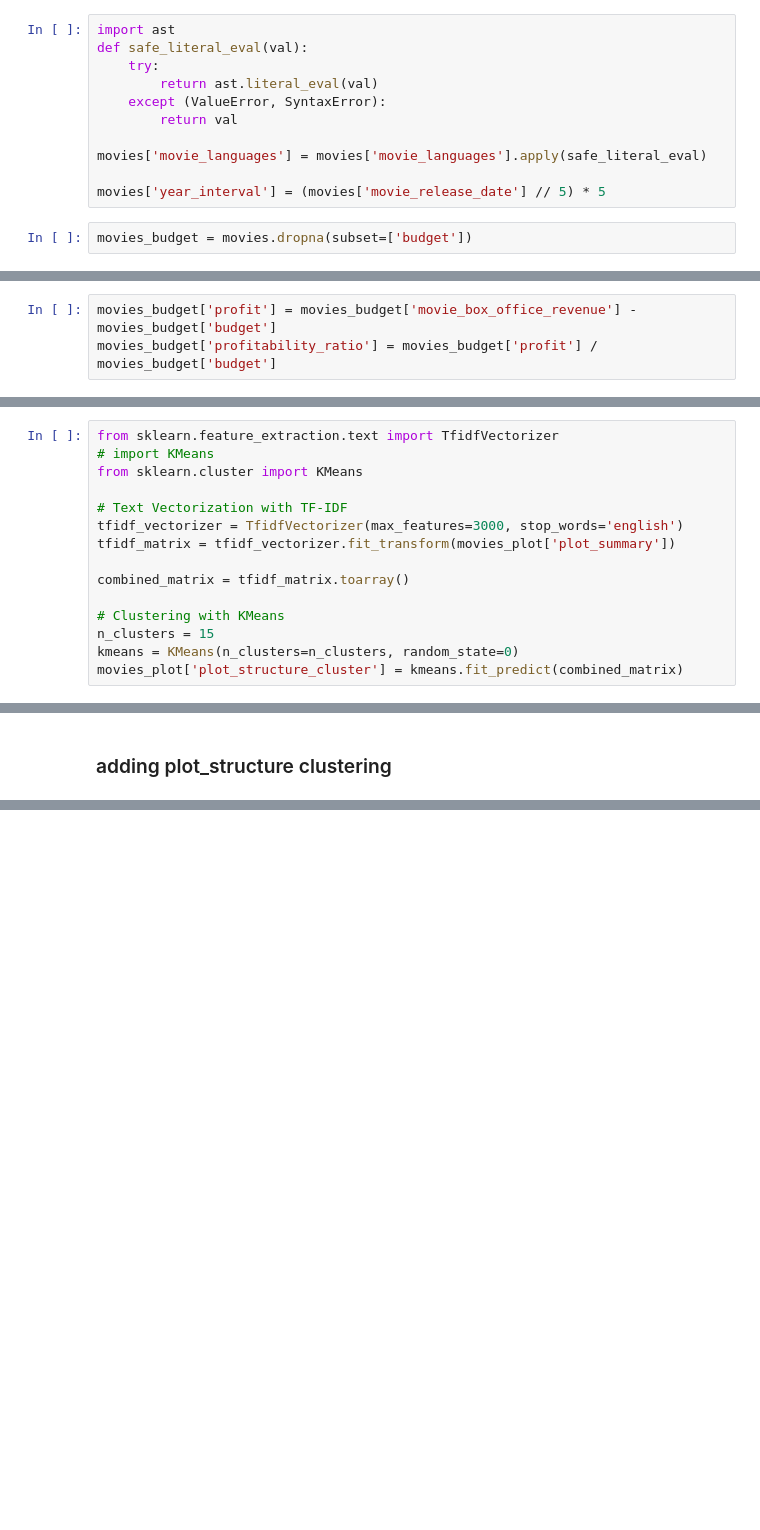
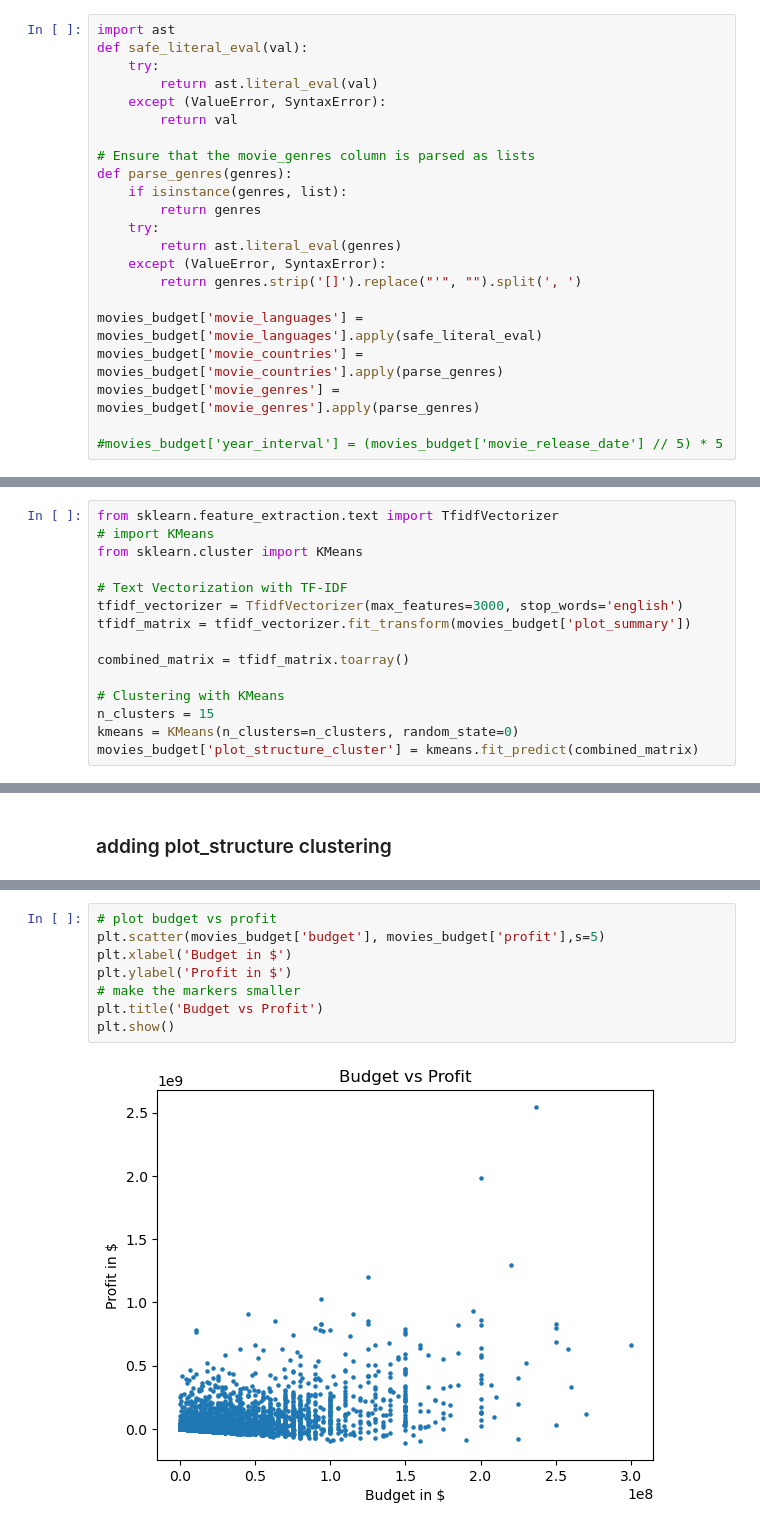
Before and after one commit to arthurEpfl/CMU_MovieCorpus_Data_Analysis, a Jupyter notebook: src/regression.ipynb, the cells around one changed output, grey strips where cells are left out. Cells and saved outputs as stored; diff of their text form; blank space fills up the shorter version.

```diff
--- a/src/regression.ipynb
+++ b/src/regression.ipynb
@@ -26,8 +33,17 @@ def safe_literal_eval(val):
 	except (ValueError, SyntaxError):
 		return val
 
-movies['movie_languages'] = movies['movie_languages'].apply(safe_literal_eval)
+# Ensure that the movie_genres column is parsed as lists
+def parse_genres(genres):
+    if isinstance(genres, list):
+        return genres
+    try:
+        return ast.literal_eval(genres)
+    except (ValueError, SyntaxError):
+        return genres.strip('[]').replace("'", "").split(', ')
 
-movies['year_interval'] = (movies['movie_release_date'] // 5) * 5
+movies_budget['movie_languages'] = movies_budget['movie_languages'].apply(safe_literal_eval)
+movies_budget['movie_countries'] = movies_budget['movie_countries'].apply(parse_genres)
+movies_budget['movie_genres'] = movies_budget['movie_genres'].apply(parse_genres)
+
+#movies_budget['year_interval'] = (movies_budget['movie_release_date'] // 5) * 5
-# %%
-movies_budget = movies.dropna(subset=['budget'])
@@ -59,3 +49,0 @@ See the caveats in the documentation: https://pandas.pydata.org/pandas-docs/stab
-# %%
-movies_budget['profit'] = movies_budget['movie_box_office_revenue'] - movies_budget['budget']
-movies_budget['profitability_ratio'] = movies_budget['profit'] / movies_budget['budget']
@@ -110,11 +71,11 @@ from sklearn.cluster import KMeans
 
 # Text Vectorization with TF-IDF
 tfidf_vectorizer = TfidfVectorizer(max_features=3000, stop_words='english')
-tfidf_matrix = tfidf_vectorizer.fit_transform(movies_plot['plot_summary'])
+tfidf_matrix = tfidf_vectorizer.fit_transform(movies_budget['plot_summary'])
 
 combined_matrix = tfidf_matrix.toarray()
 
 # Clustering with KMeans
 n_clusters = 15
 kmeans = KMeans(n_clusters=n_clusters, random_state=0)
-movies_plot['plot_structure_cluster'] = kmeans.fit_predict(combined_matrix)
+movies_budget['plot_structure_cluster'] = kmeans.fit_predict(combined_matrix)
@@ -383,0 +285,10 @@ Index(['wikipedia_movie_id', 'freebase_movie_id', 'movie_name',
+# %%
+# plot budget vs profit
+plt.scatter(movies_budget['budget'], movies_budget['profit'],s=5)
+plt.xlabel('Budget in $')
+plt.ylabel('Profit in $')
+# make the markers smaller
+plt.title('Budget vs Profit')
+plt.show()
+# %% [output]
+[figure, added]
```
Also changed, not shown: parts of 38 cells of this notebook, 1 other file.
